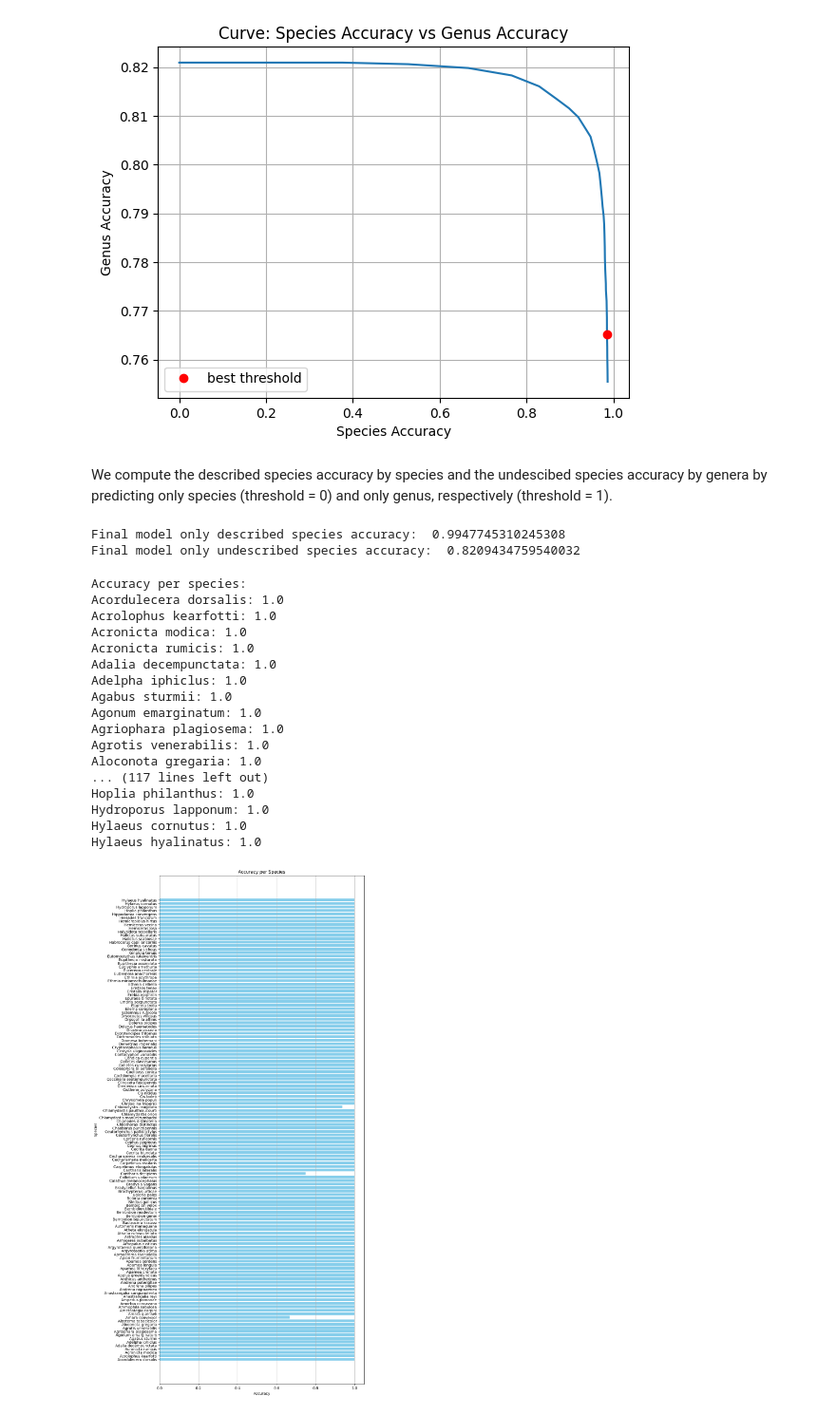
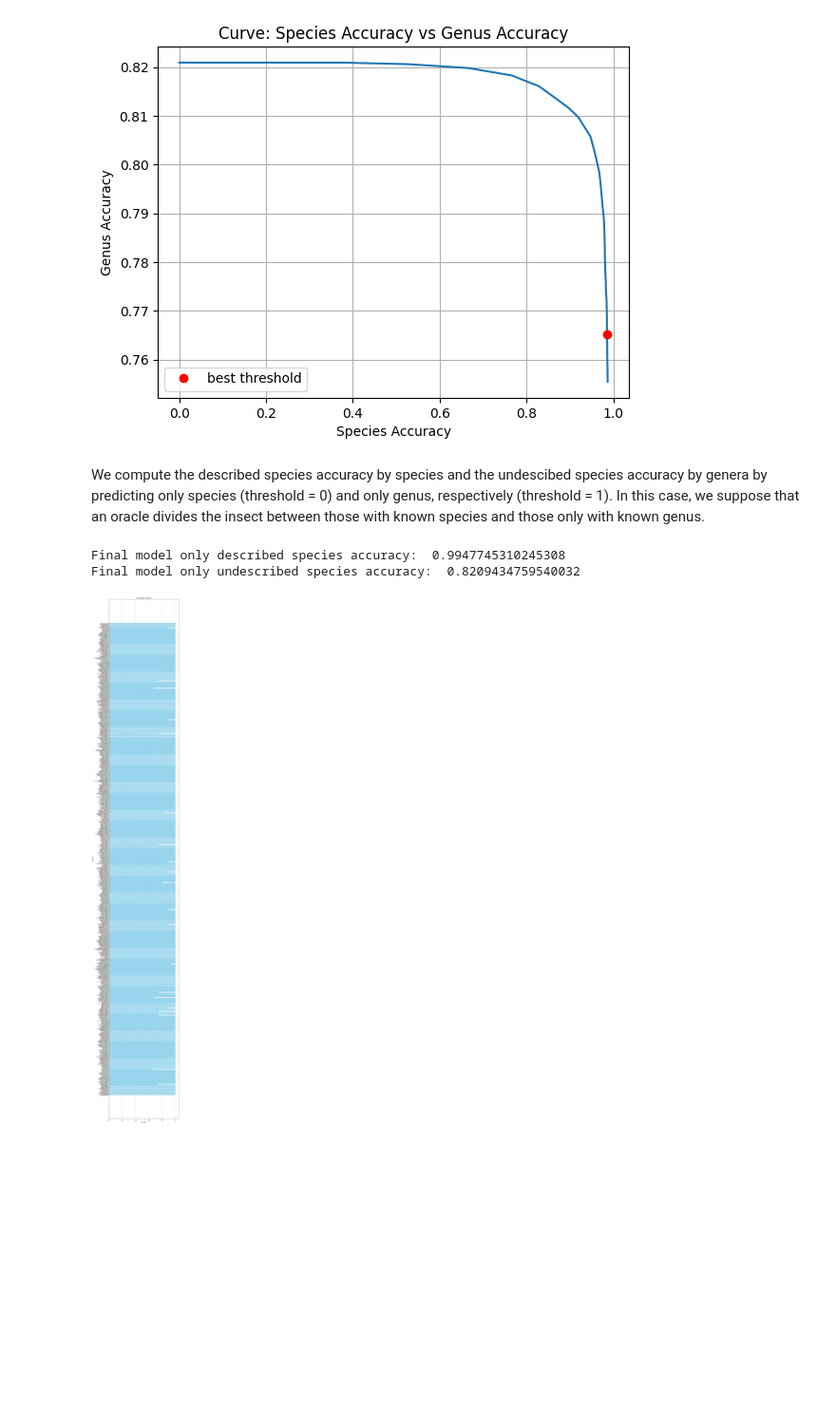
Before and after one commit to nicolamaritan/image-and-dna-data-for-insect-classification, a Jupyter notebook: notebook.ipynb, the cells around one changed output. Shown at 95% size. Cells and saved outputs as stored; diff of their text form; code cells hidden in the pictures; blank space fills up the shorter version.

```diff
--- a/notebook.ipynb
+++ b/notebook.ipynb
@@ -778,15 +778,16 @@ def show_accuracy_per_species(accuracy_per_species):
     species_names = []
     accuracies = []
 
-    print("Accuracy per species:")
     for species in accuracy_per_species:
-        if species in np.unique(test_set.unseen_species_genera):
-            print(f"{test_set.get_species_name(species)}: {accuracy_per_species[species]}")
+        if species in np.unique(test_set.seen_species):
             species_names.append(test_set.get_species_name(species))
             accuracies.append(accuracy_per_species[species])
 
-    plt.figure(figsize=(10, 25))
-    plt.barh(species_names, accuracies, color='skyblue')
+    assert len(species_names) == 770
+    plt.figure(figsize=(10, 60))
+    plt.barh(species_names, accuracies, color='skyblue', align='edge')
+    plt.yticks(fontsize=7)
+    plt.tight_layout()
     plt.xlabel('Accuracy')
     plt.ylabel('Species')
     plt.title('Accuracy per Species')
@@ -902,9 +869,10 @@ plt.show()
 [figure]
 # %% [markdown]
 We compute the described species accuracy by species and the undescibed species accuracy by genera by predicting only species (threshold = 0) and only genus, respectively (threshold = 1).
+In this case, we suppose that an oracle divides the insect between those with known species and those only with known genus.
 # %%
-only_species_accuracy, _, accuracy_per_species, _ = test(model, 0, batch_size)
-_, only_genera_accuracy, _, accuracy_per_genus = test(model, 1, batch_size)
+only_species_accuracy, _, only_accuracy_per_species, _ = test(model, 0, batch_size)
+_, only_genera_accuracy, _, only_accuracy_per_genus = test(model, 1, batch_size)
 
 print(f"Final model only described species accuracy: ", only_species_accuracy)
 print(f"Final model only undescribed species accuracy: ", only_genera_accuracy)
@@ -912,24 +880,7 @@ print(f"Final model only undescribed species accuracy: ", only_genera_accuracy)
 Final model only described species accuracy:  0.9947745310245308
 Final model only undescribed species accuracy:  0.8209434759540032
 # %%
-show_accuracy_per_species(accuracy_per_species)
+show_accuracy_per_species(only_accuracy_per_species)
 # %% [output]
-Accuracy per species:
-Acordulecera dorsalis: 1.0
-Acrolophus kearfotti: 1.0
-Acronicta modica: 1.0
-Acronicta rumicis: 1.0
-Adalia decempunctata: 1.0
-Adelpha iphiclus: 1.0
-Agabus sturmii: 1.0
-Agonum emarginatum: 1.0
-Agriophara plagiosema: 1.0
-Agrotis venerabilis: 1.0
-Aloconota gregaria: 1.0
-... (117 lines left out)
-Hoplia philanthus: 1.0
-Hydroporus lapponum: 1.0
-Hylaeus cornutus: 1.0
-Hylaeus hyalinatus: 1.0
-[figure, old version]
+[figure, new version]
 # %%
```
Also changed, not shown: parts of 7 cells of this notebook.
